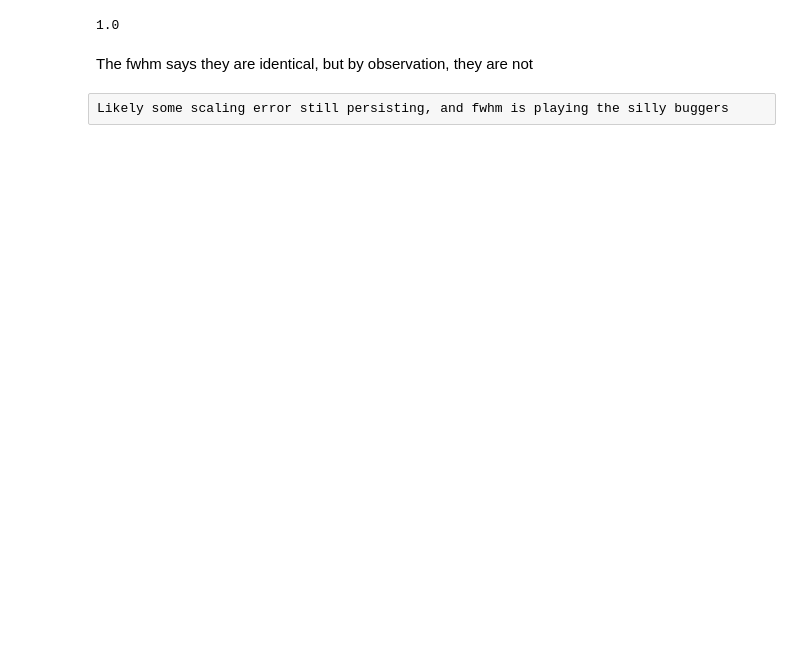
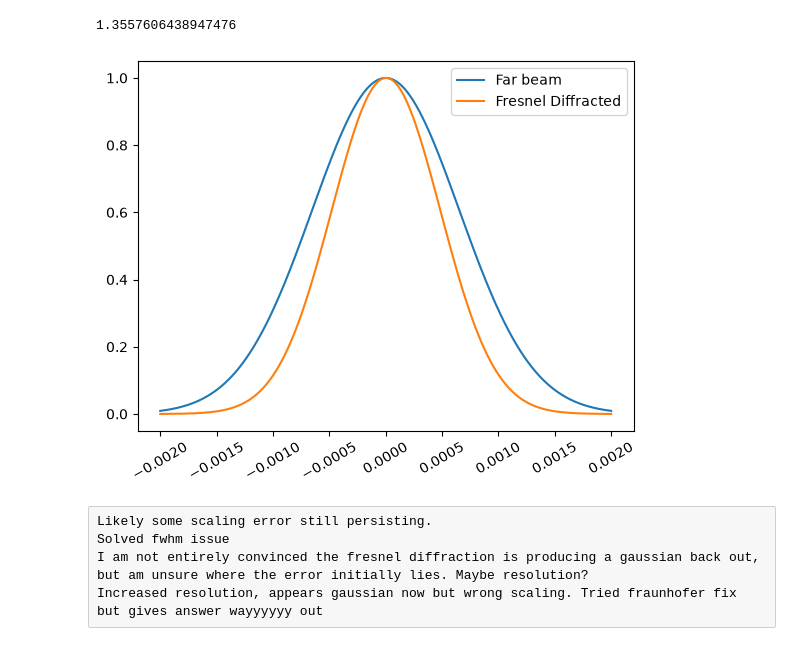
Before and after one commit to cosmosian-42/fraunhofer_diffraction, a Jupyter notebook: gaussian_beam/fresnel_diffraction.ipynb, the cells around one changed output. Saved outputs shown, nothing was run; the diff lists cells and outputs as text; code cells hidden in the pictures; blank space fills up the shorter version.

```diff
--- a/gaussian_beam/fresnel_diffraction.ipynb
+++ b/gaussian_beam/fresnel_diffraction.ipynb
@@ -253,10 +257,17 @@ fwhm_2 = fwhm(x, marginal)
 # %%
-#find ratios of full width at half maximum to identify if the beams are identical ie successfully diffracted
+# find ratios of full width at half maximum to identify if the beams are identical ie successfully diffracted
 
 print(fwhm_2/fwhm_1)
+plt.plot(grid, marginal/np.max(marginal), '-', label = 'Far beam')
+plt.plot(grid, marginal_fft/np.max(marginal_fft), '-', label = 'Fresnel Diffracted')
+plt.xticks(rotation = 30)
+plt.legend()
+plt.show()
 # %% [output]
-1.0
+1.3557606438947476
+[figure, added]
-# %% [markdown]
-The fwhm says they are identical, but by observation, they are not
 # %% [raw]
-Likely some scaling error still persisting, and fwhm is playing the silly buggers
+Likely some scaling error still persisting.
+Solved fwhm issue
+I am not entirely convinced the fresnel diffraction is producing a gaussian back out, but am unsure where the error initially lies. Maybe resolution?
+Increased resolution, appears gaussian now but wrong scaling. Tried fraunhofer fix but gives answer wayyyyyy out
```
Also changed, not shown: parts of 3 cells of this notebook, 1 other file.
